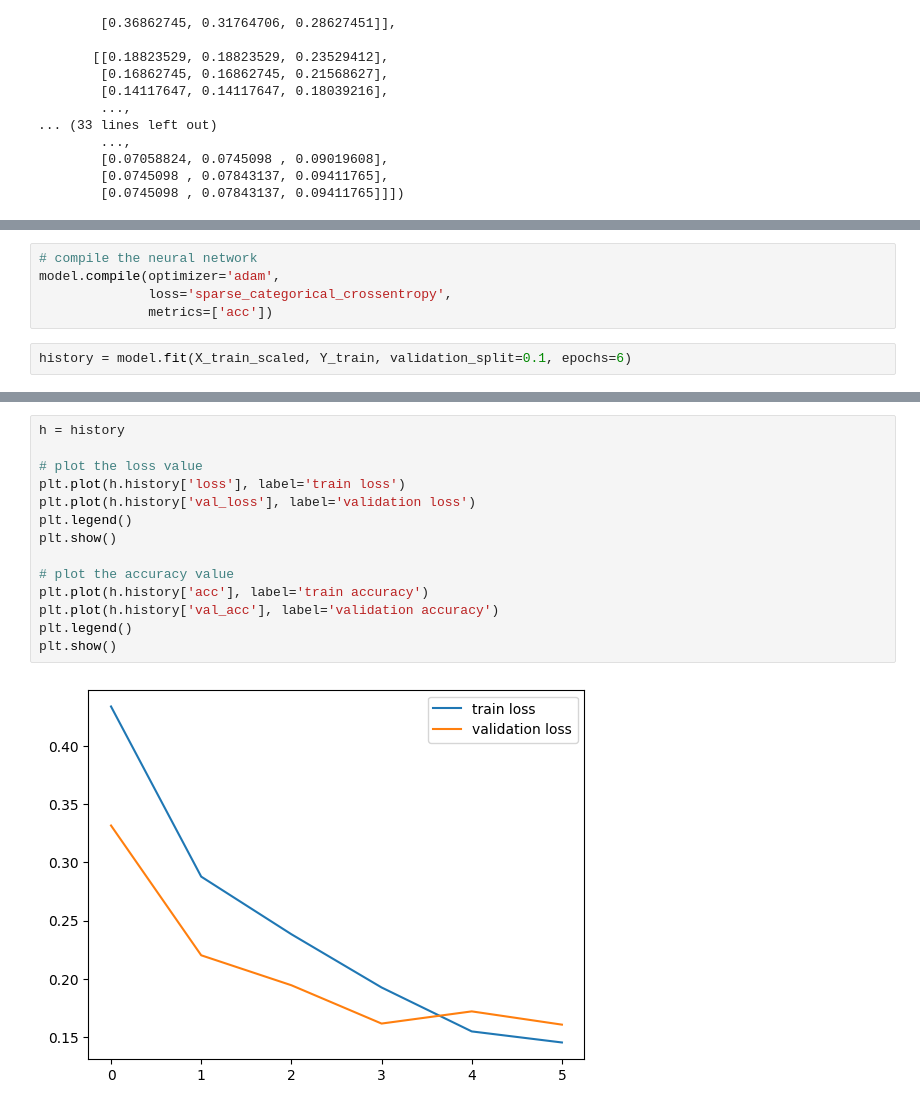
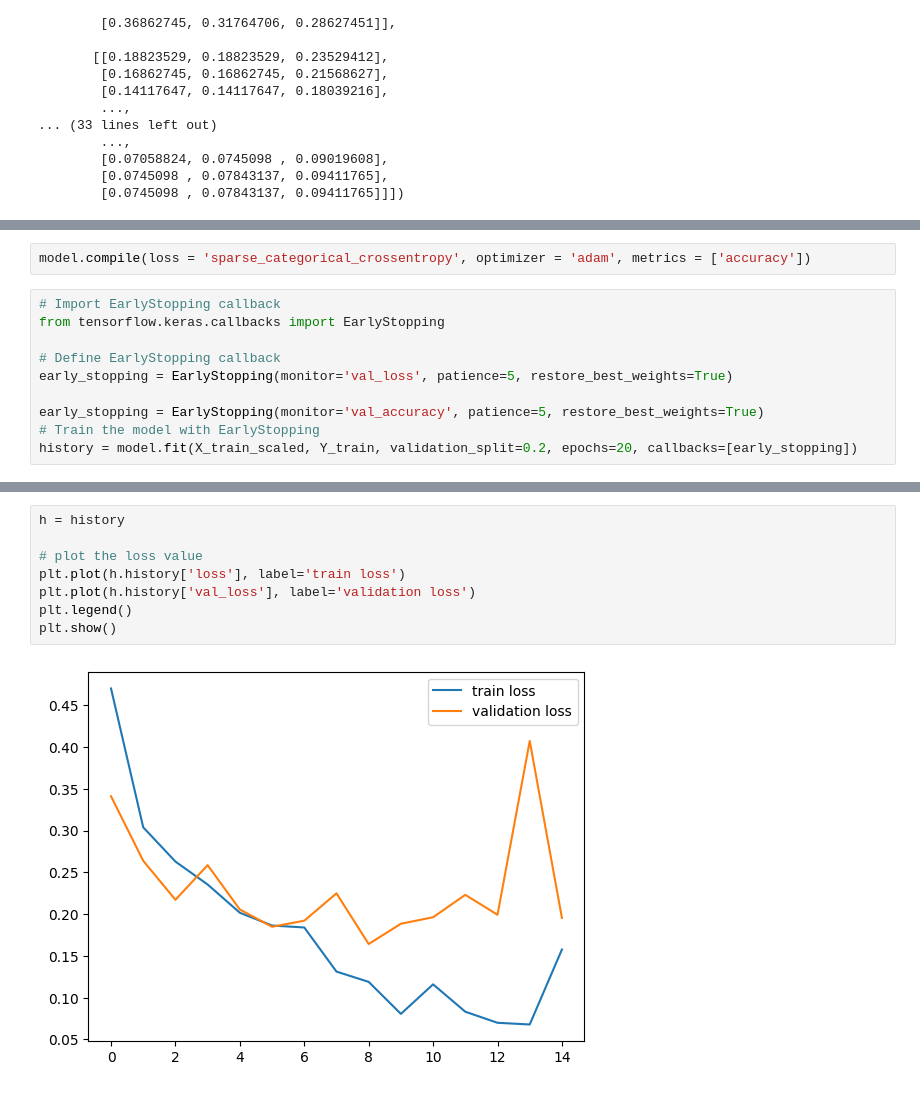
Before and after one commit to Shayanvatsa/Face-Mask-Detection, a Jupyter notebook: face-mask-detection.ipynb, the cells around one changed output, grey strips where cells are left out. Drawn from its saved outputs; the diff is of its cells as text.

```diff
--- a/face-mask-detection.ipynb
+++ b/face-mask-detection.ipynb
@@ -149,7 +192,0 @@ model.add(keras.layers.Dense(num_of_classes, activation='sigmoid'))
-# %%
-# compile the neural network
-model.compile(optimizer='adam',
-              loss='sparse_categorical_crossentropy',
-              metrics=['acc'])
-# %%
-history = model.fit(X_train_scaled, Y_train, validation_split=0.1, epochs=6)
@@ -168,0 +213,12 @@ Epoch 6/6
+# %%
+model.compile(loss = 'sparse_categorical_crossentropy', optimizer = 'adam', metrics = ['accuracy'])
+# %%
+# Import EarlyStopping callback
+from tensorflow.keras.callbacks import EarlyStopping
+
+# Define EarlyStopping callback
+early_stopping = EarlyStopping(monitor='val_loss', patience=5, restore_best_weights=True)
+
+early_stopping = EarlyStopping(monitor='val_accuracy', patience=5, restore_best_weights=True)
+# Train the model with EarlyStopping
+history = model.fit(X_train_scaled, Y_train, validation_split=0.2, epochs=20, callbacks=[early_stopping])
@@ -175,16 +262,10 @@ Test Accuracy = 0.9305095672607422
 # %%
 h = history
 
 # plot the loss value
 plt.plot(h.history['loss'], label='train loss')
 plt.plot(h.history['val_loss'], label='validation loss')
 plt.legend()
 plt.show()
-
-# plot the accuracy value
-plt.plot(h.history['acc'], label='train accuracy')
-plt.plot(h.history['val_acc'], label='validation accuracy')
-plt.legend()
-plt.show()
 # %% [output]
-[figure, old version]
+[figure, new version]
```
Also changed, not shown: parts of 13 cells of this notebook.
